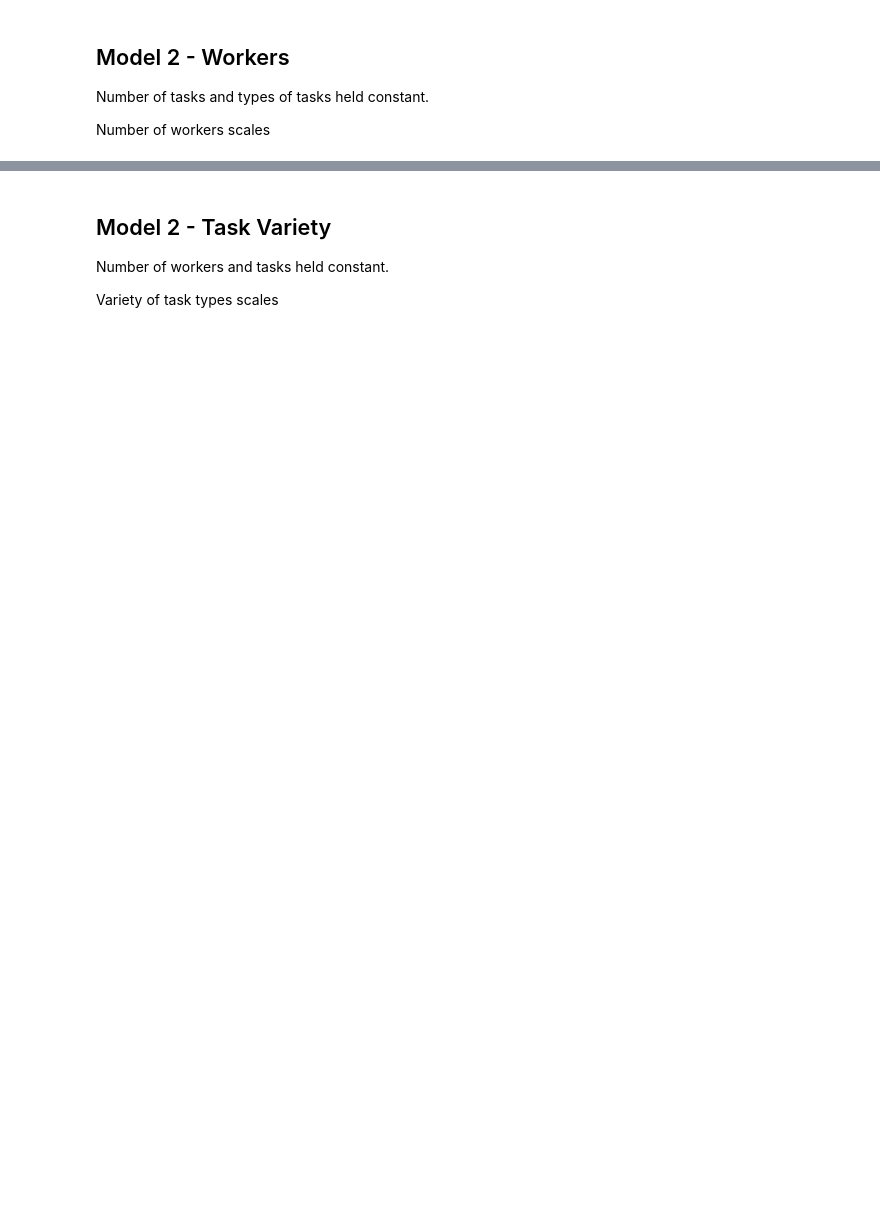
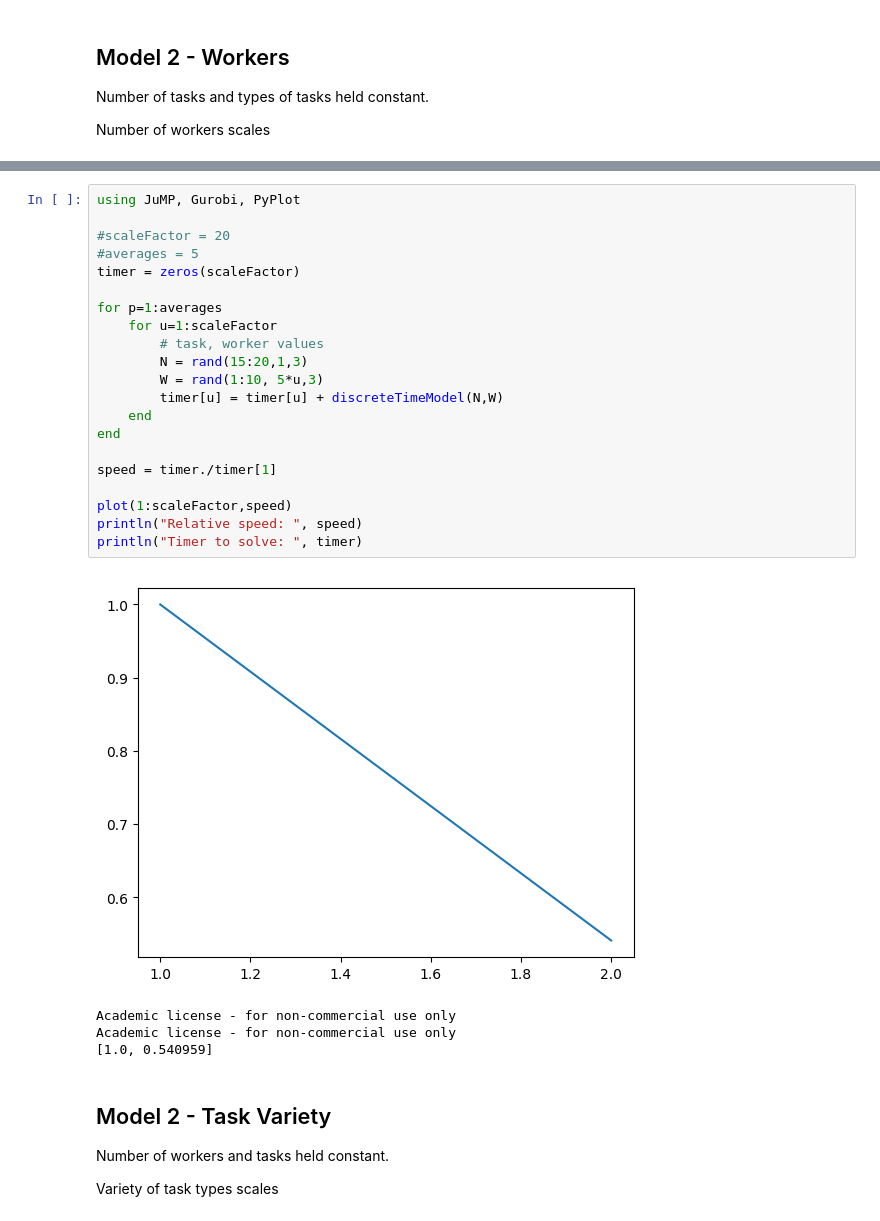
Before and after one commit to erinzm/ece524project, a Jupyter notebook: Timing Models.ipynb, the cells around one changed output, grey strips where cells are left out. Cells and saved outputs as stored; diff of their text form; blank space fills up the shorter version.

```diff
--- a/Timing Models.ipynb
+++ b/Timing Models.ipynb
@@ -324,3 +268,29 @@ Academic license - for non-commercial use only
+# %%
+using JuMP, Gurobi, PyPlot
+
+#scaleFactor = 20
+#averages = 5
+timer = zeros(scaleFactor)
+
+for p=1:averages
+    for u=1:scaleFactor
+        # task, worker values
+        N = rand(15:20,1,3)
+        W = rand(1:10, 5*u,3)
+        timer[u] = timer[u] + discreteTimeModel(N,W)
+    end
+end
+
+speed = timer./timer[1]
+
+plot(1:scaleFactor,speed)
+println("Relative speed: ", speed)
+println("Timer to solve: ", timer)
+# %% [output]
+[figure, added]
+Academic license - for non-commercial use only
+Academic license - for non-commercial use only
+[1.0, 0.540959]
 # %% [markdown]
 ## Model 2 - Task Variety
 Number of workers and tasks held constant.
```
Also changed, not shown: parts of 21 cells of this notebook, 1 other file.
